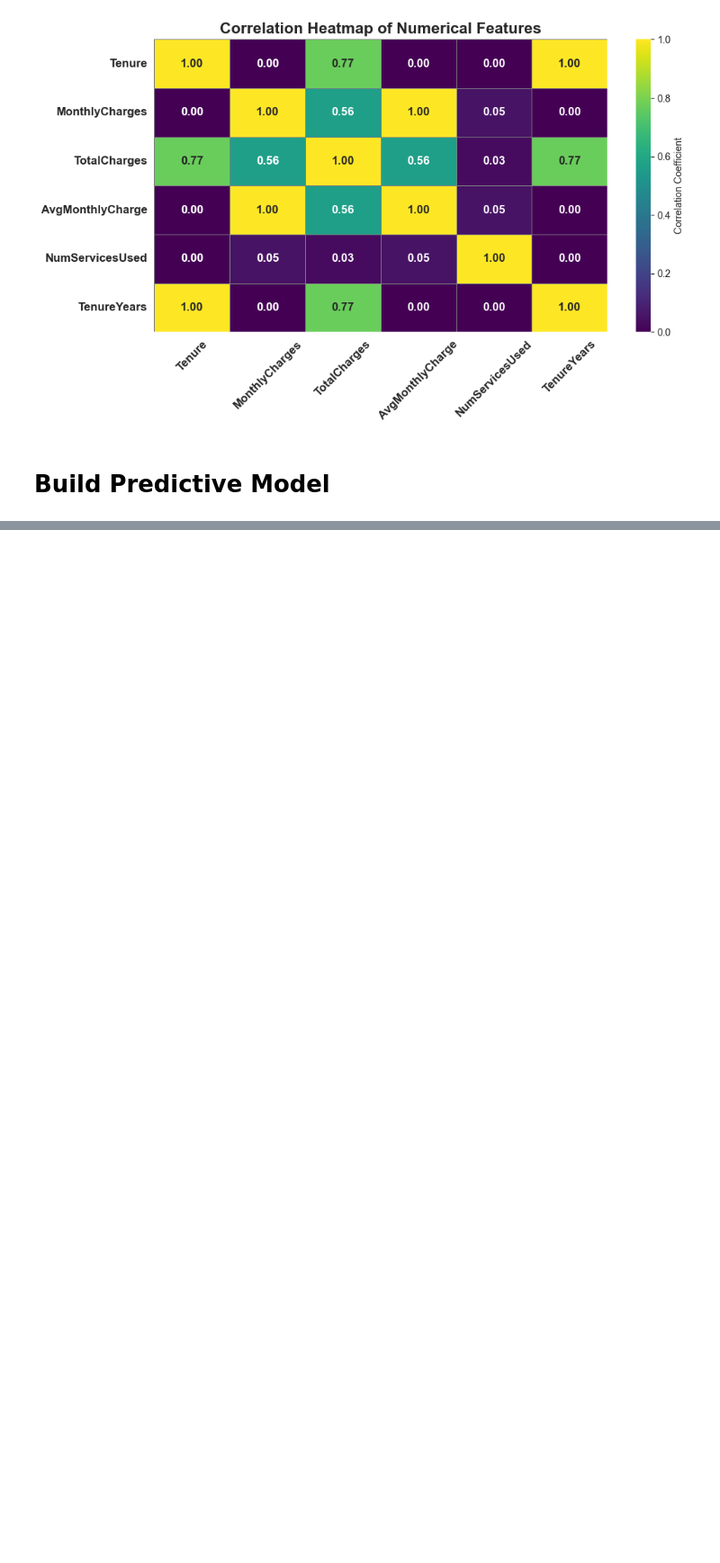
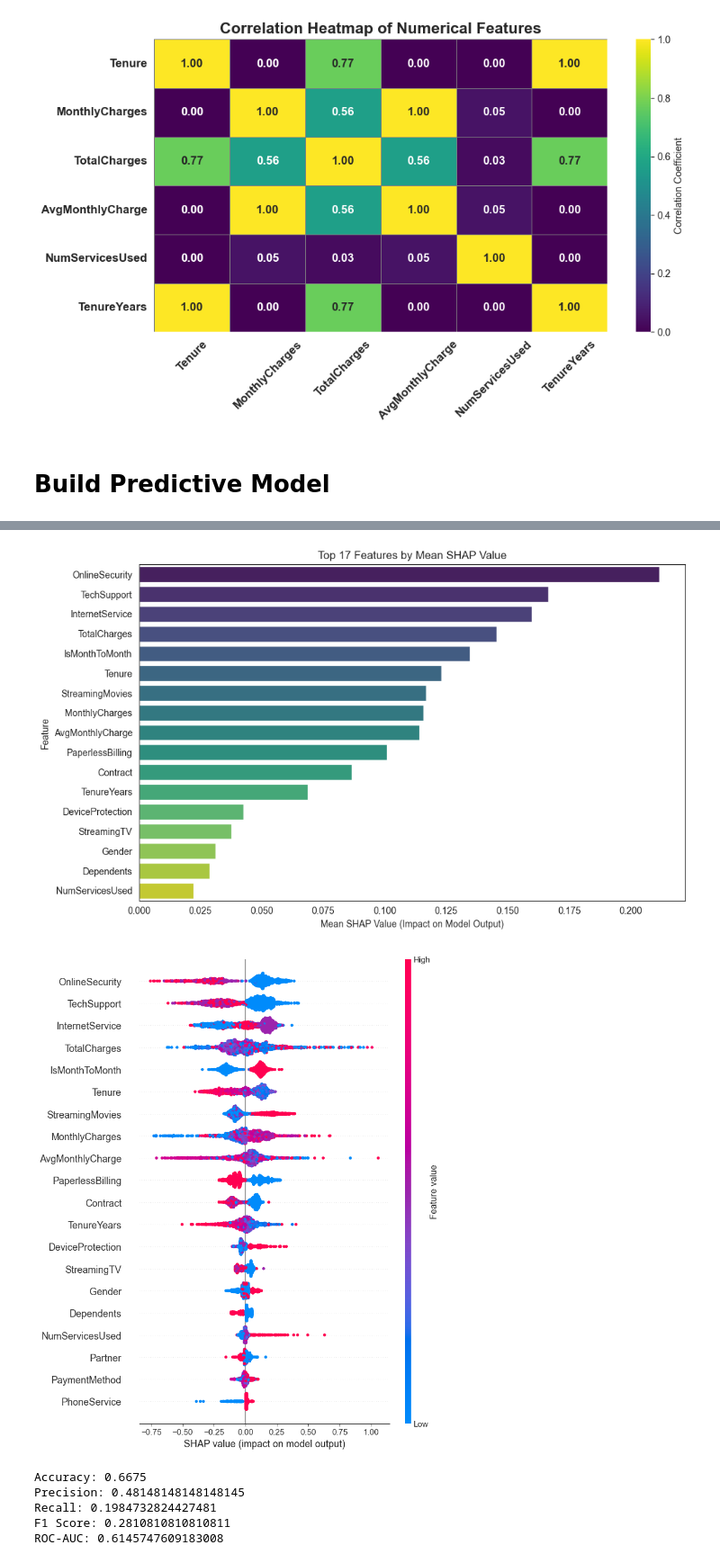
Before and after one commit to Yousfshah/Internship_Project, a Jupyter notebook: Customer_Churn_Prediction.ipynb, the cells around one changed output, grey strips where cells are left out. Shown at 90% size. Cells and saved outputs as stored; diff of their text form; code cells hidden in the pictures; blank space fills up the shorter version.

```diff
--- a/Customer_Churn_Prediction.ipynb
+++ b/Customer_Churn_Prediction.ipynb
@@ -893,0 +896,23 @@ plt.show()
+# %%
+from sklearn.preprocessing import LabelEncoder, StandardScaler
+
+# Make a copy to avoid modifying original df
+df_preprocessed = df.copy()
+
+# Drop 'CustomerID' and 'ComputedTotal'
+# Reason: 'CustomerID' is just an identifier (no predictive value), and 'ComputedTotal' is redundant since it's simply MonthlyCharges × Tenure, which is already captured by 'TotalCharges'.
+df_preprocessed = df_preprocessed.drop(columns=['CustomerID', 'ComputedTotal'])
+
+# Label encode all categorical columns
+label_encoders = {}
+for col in df_preprocessed.select_dtypes(include=['category']).columns:
+    le = LabelEncoder()
+    df_preprocessed[col] = le.fit_transform(df_preprocessed[col])
+    label_encoders[col] = le
+
+# Scale numeric features
+numeric_features = ['MonthlyCharges', 'TotalCharges', 'AvgMonthlyCharge']
+scaler = StandardScaler()
+df_preprocessed[numeric_features] = scaler.fit_transform(df_preprocessed[numeric_features])
+
+df_preprocessed.head()
@@ -893,0 +1004,16 @@ plt.show()
+# %%
+results = shap_feature_selection(df_preprocessed)
+
+print("Accuracy:", results['Accuracy'])
+print("Precision:", results['Precision'])
+print("Recall:", results['Recall'])
+print("F1 Score:", results['F1 Score'])
+print("ROC-AUC:", results['ROC-AUC'])
+# %% [output]
+[figure, added]
+[figure, added]
+Accuracy: 0.6675
+Precision: 0.48148148148148145
+Recall: 0.1984732824427481
+F1 Score: 0.2810810810810811
+ROC-AUC: 0.6145747609183008
```
Also changed, not shown: parts of 6 cells of this notebook.
